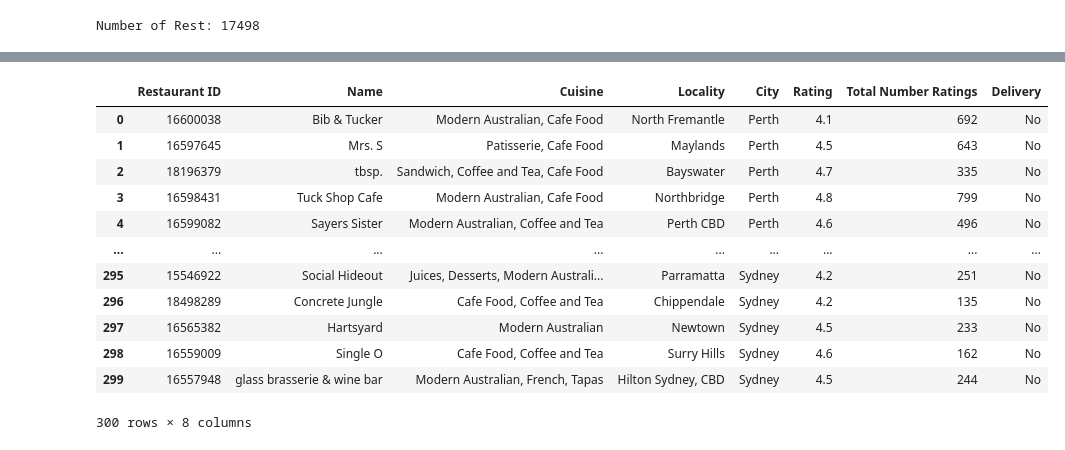
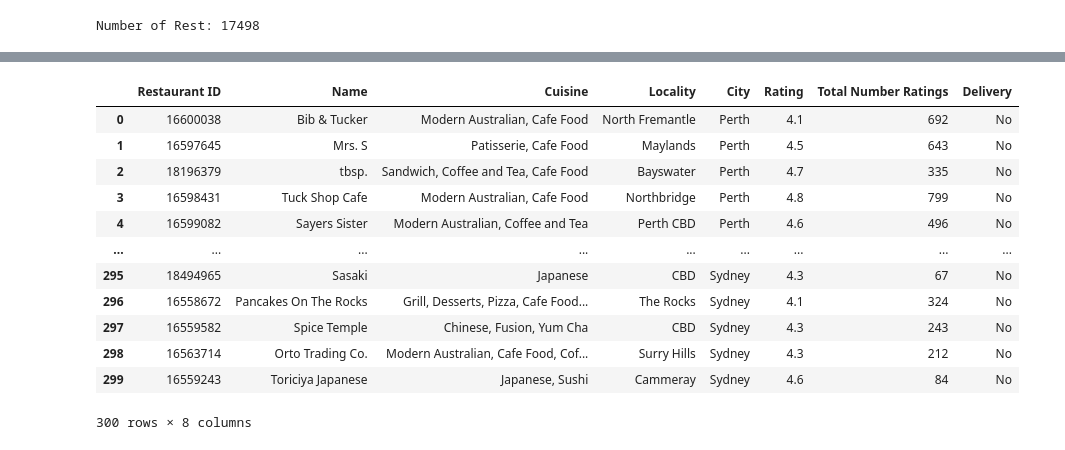
Before and after one commit to bradsmith87/project-week-1, a Jupyter notebook: pulldata.ipynb, the cells around one changed output, grey strips where cells are left out. Cells and saved outputs as stored; diff of their text form; code cells hidden in the pictures.

```diff
--- a/pulldata.ipynb
+++ b/pulldata.ipynb
@@ -55,7 +55,7 @@ rest_ratenum_list = []
 resto_num = 20
 show_page = 0
 
-citynum =296
+citynum =259
 
 search_url = f"https://developers.zomato.com/api/v2.1/search?entity_id={citynum}&entity_type=city&start={show_page}"
 data = requests.get(search_url, headers={"user-key" : apikey}).json()
@@ -94,7 +94,7 @@ for page in range(5):
 
             #go to next page
             if count == 19:
-                show_page = show_page + 15
+                show_page = show_page + 20
                 search_url = f"https://developers.zomato.com/api/v2.1/search?entity_id={citynum}&entity_type=city&start={show_page}"
                 data = requests.get(search_url, headers={"user-key" : apikey}).json()
                 count = 0
@@ -121,6 +121,8 @@ except:
     print(len(rest_rate_list))
     print(len(rest_review_list))
     print(len(rest_delivery_list))
+
+
 restaurants_df
 # %% [output]
 |  | Restaurant ID | Name | Cuisine | Locality | City | Rating | Total Number Ratings | Delivery |
@@ -138,6 +140,7 @@ restaurants_df
 100 rows × 8 columns
 # %%
 #save dataframe single city to csv
+restaurants_df = restaurants_df.drop_duplicates()
 restaurants_df.to_csv("single_restaurant_data.csv", encoding="utf-8", index=False)
 # %%
 #test looper
@@ -208,7 +211,7 @@ for citynum in cityid:
 
                 #go to next page
                 if count == 19:
-                    show_page = show_page + 15
+                    show_page = show_page + 20
                     search_url = f"https://developers.zomato.com/api/v2.1/search?entity_id={citynum}&entity_type=city&start={show_page}"
                     data = requests.get(search_url, headers={"user-key" : apikey}).json()
                     count = 0
@@ -222,38 +225,39 @@ for citynum in cityid:
 #check errors when making dataframe
 try:
     restaurants_df = pd.DataFrame({
         "Restaurant ID":rest_id_list,
         "Name":rest_name_list,
         "Cuisine":rest_cuis_list,
         "Locality":rest_local_list,
         "City":rest_city_list,
         "Rating":rest_rate_list,
         "Total Number Ratings": rest_ratenum_list,
         "Delivery":rest_delivery_list
     })
 except:
     print(len(rest_id_list))
     print(len(rest_name_list))
     print(len(rest_cuis_list))
     print(len(rest_local_list))
     print(len(rest_city_list))
     print(len(rest_rate_list))
     print(len(rest_review_list))
     print(len(rest_delivery_list))
+restaurants_df = restaurants_df.drop_duplicates()
 restaurants_df
 # %% [output]
 |  | Restaurant ID | Name | Cuisine | Locality | City | Rating | Total Number Ratings | Delivery |
 | 0 | 16600038 | Bib & Tucker | Modern Australian, Cafe Food | North Fremantle | Perth | 4.1 | 692 | No |
 | 1 | 16597645 | Mrs. S | Patisserie, Cafe Food | Maylands | Perth | 4.5 | 643 | No |
 | 2 | 18196379 | tbsp. | Sandwich, Coffee and Tea, Cafe Food | Bayswater | Perth | 4.7 | 335 | No |
 | 3 | 16598431 | Tuck Shop Cafe | Modern Australian, Cafe Food | Northbridge | Perth | 4.8 | 799 | No |
 | 4 | 16599082 | Sayers Sister | Modern Australian, Coffee and Tea | Perth CBD | Perth | 4.6 | 496 | No |
 | ... | ... | ... | ... | ... | ... | ... | ... | ... |
-| 295 | 15546922 | Social Hideout | Juices, Desserts, Modern Australi... | Parramatta | Sydney | 4.2 | 251 | No |
-| 296 | 18498289 | Concrete Jungle | Cafe Food, Coffee and Tea | Chippendale | Sydney | 4.2 | 135 | No |
-| 297 | 16565382 | Hartsyard | Modern Australian | Newtown | Sydney | 4.5 | 233 | No |
-| 298 | 16559009 | Single O | Cafe Food, Coffee and Tea | Surry Hills | Sydney | 4.6 | 162 | No |
-| 299 | 16557948 | glass brasserie & wine bar | Modern Australian, French, Tapas | Hilton Sydney, CBD | Sydney | 4.5 | 244 | No |
+| 295 | 18494965 | Sasaki | Japanese | CBD | Sydney | 4.3 | 67 | No |
+| 296 | 16558672 | Pancakes On The Rocks | Grill, Desserts, Pizza, Cafe Food... | The Rocks | Sydney | 4.1 | 324 | No |
+| 297 | 16559582 | Spice Temple | Chinese, Fusion, Yum Cha | CBD | Sydney | 4.3 | 243 | No |
+| 298 | 16563714 | Orto Trading Co. | Modern Australian, Cafe Food, Cof... | Surry Hills | Sydney | 4.3 | 212 | No |
+| 299 | 16559243 | Toriciya Japanese | Japanese, Sushi | Cammeray | Sydney | 4.6 | 84 | No |
 300 rows × 8 columns
 # %%
 #save dataframe multi city to csv
```
Also changed, not shown: parts of 5 cells of this notebook, 2 other files.
